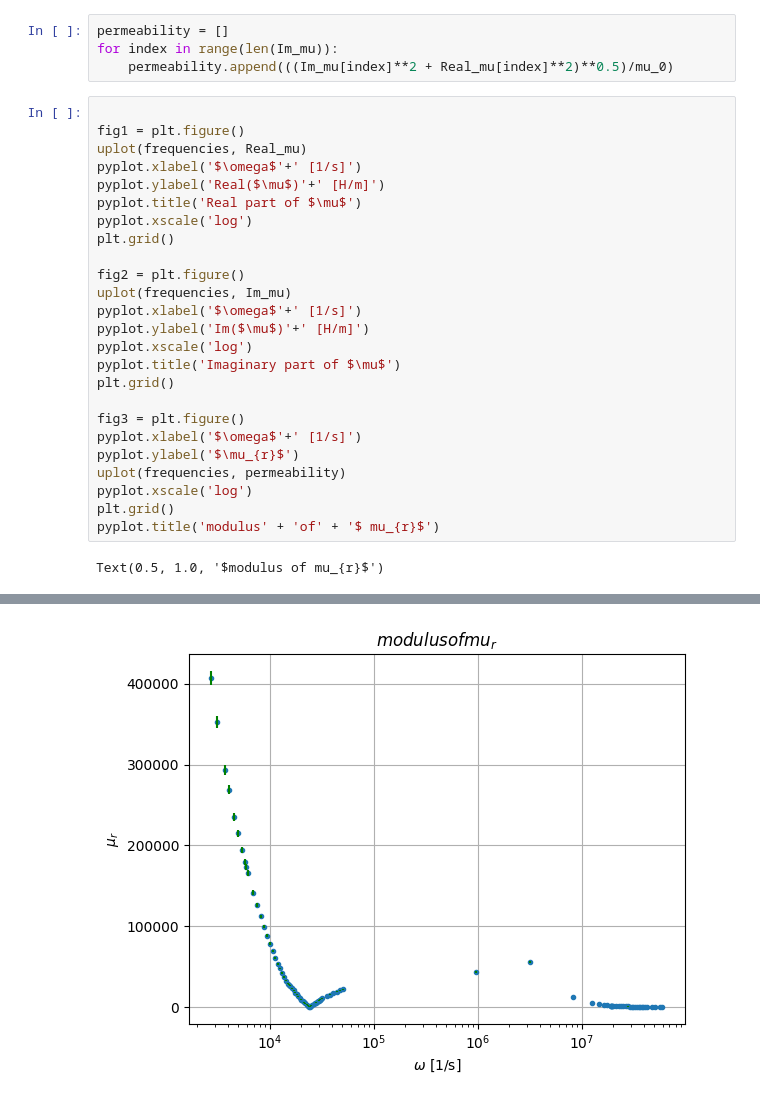
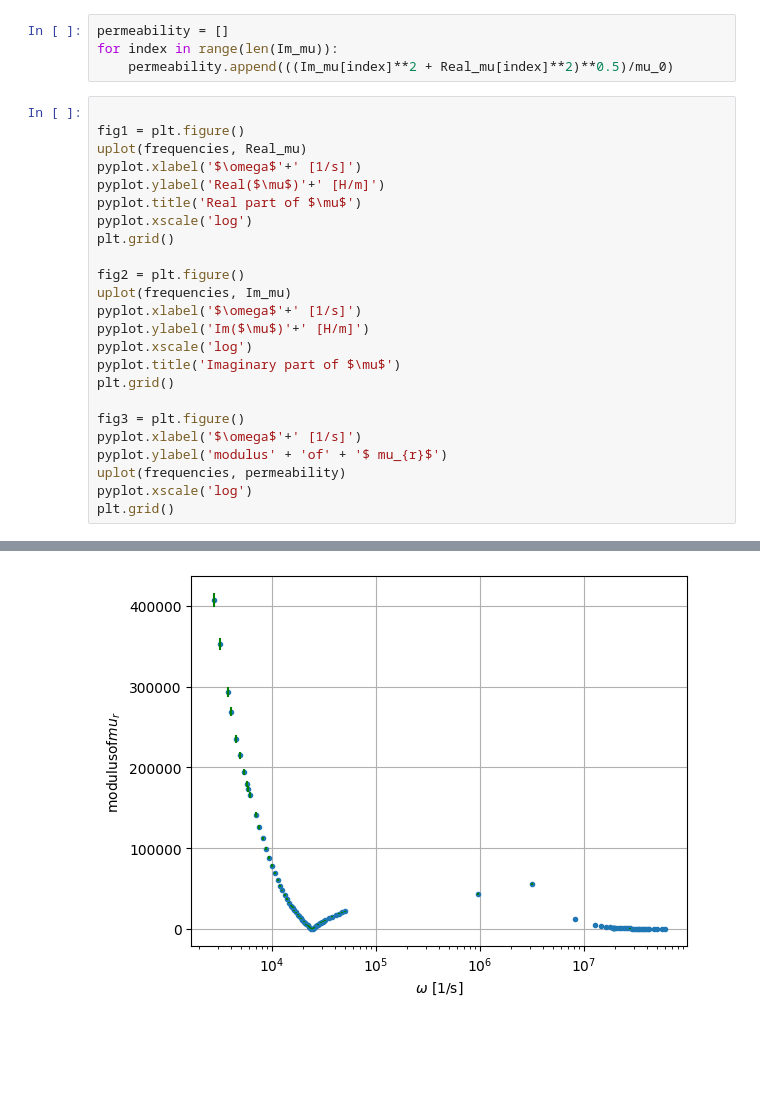
Before and after one commit to nilnil47/Lab-B, a Jupyter notebook: magnetisem/code/pemy.ipynb, the cells around one changed output, grey strips where cells are left out. Saved outputs shown, nothing was run; the diff lists cells and outputs as text; blank space fills up the shorter version.

```diff
--- a/magnetisem/code/pemy.ipynb
+++ b/magnetisem/code/pemy.ipynb
@@ -183,33 +183,31 @@ for index in range(len(Im_mu)):
 # %%
 
 fig1 = plt.figure()
 uplot(frequencies, Real_mu)
 pyplot.xlabel('$\omega$'+' [1/s]')
 pyplot.ylabel('Real($\mu$)'+' [H/m]')
 pyplot.title('Real part of $\mu$')
 pyplot.xscale('log')
 plt.grid()
 
 fig2 = plt.figure()
 uplot(frequencies, Im_mu)
 pyplot.xlabel('$\omega$'+' [1/s]')
 pyplot.ylabel('Im($\mu$)'+' [H/m]')
 pyplot.xscale('log')
 pyplot.title('Imaginary part of $\mu$')
 plt.grid()
 
 fig3 = plt.figure()
 pyplot.xlabel('$\omega$'+' [1/s]')
-pyplot.ylabel('$\mu_{r}$')
+pyplot.ylabel('modulus' + 'of' + '$ mu_{r}$')
 uplot(frequencies, permeability)
 pyplot.xscale('log')
 plt.grid()
-pyplot.title('modulus' + 'of' + '$ mu_{r}$')
 # %% [output]
-Text(0.5, 1.0, '$modulus of mu_{r}$')
 [figure]
 [figure]
-[figure, old version]
+[figure, new version]
 # %%
 def load_pickle(name):
     with open(os.path.join('pickles',f'{name}.pickle'), 'rb') as handle:
```
Also changed, not shown: parts of 2 cells of this notebook, 1 other file.
